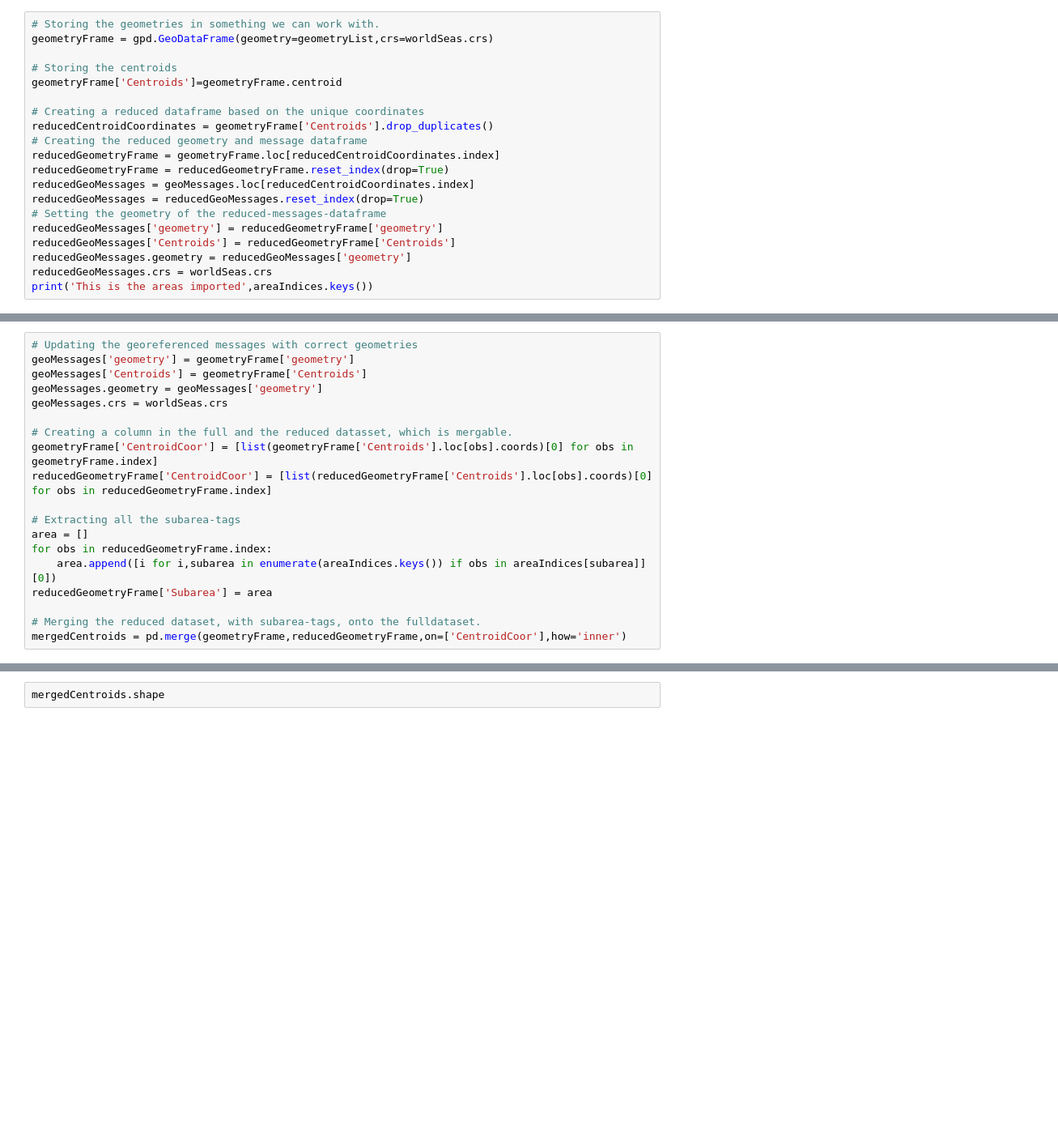
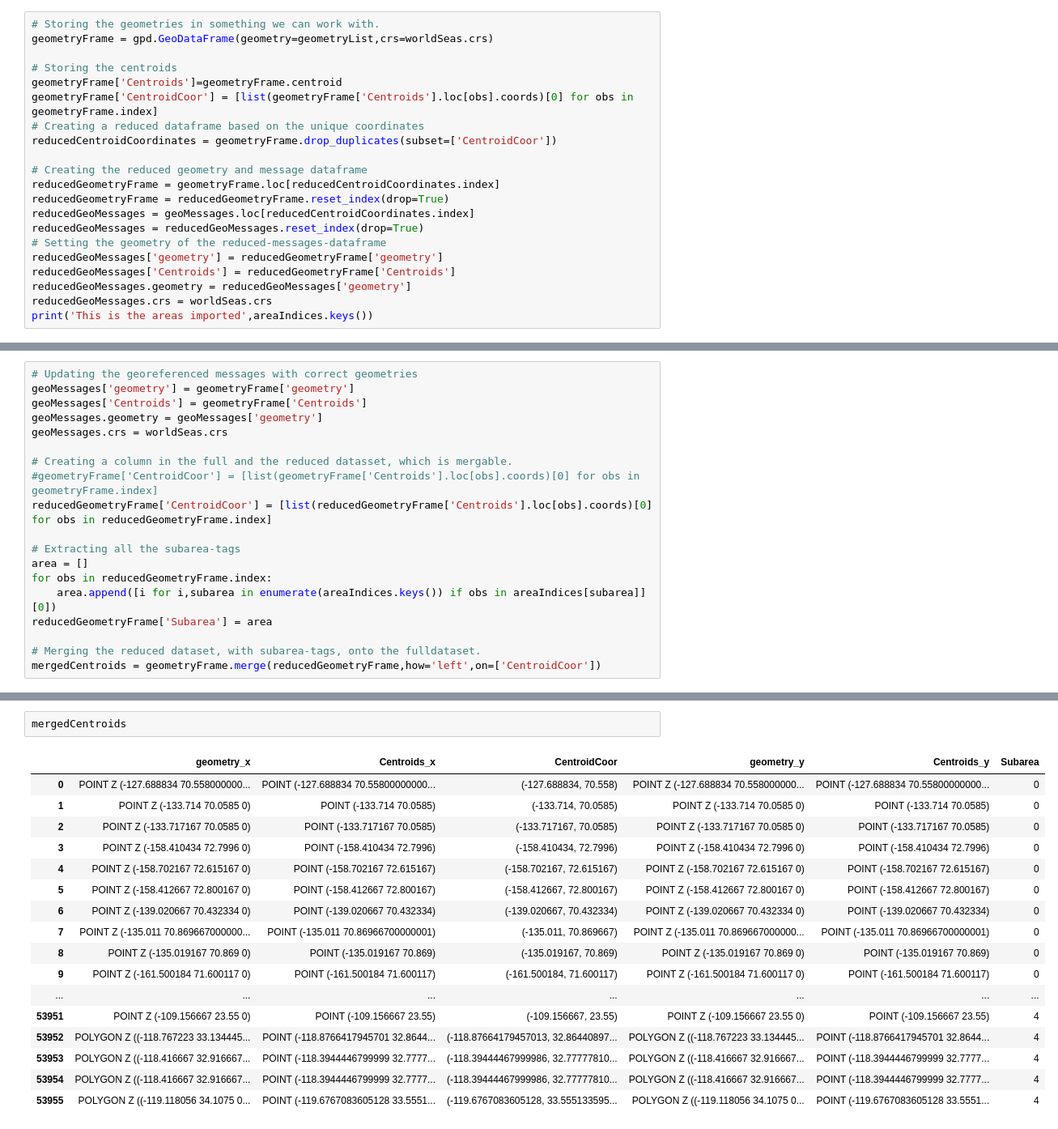
Before and after one commit to johnx25bd/navwarning-analysis, a Jupyter notebook: 3.WorkingWithAreaBasedWarnings.ipynb, the cells around one changed output, grey strips where cells are left out. Shown: that part at 81% size. Drawn from its saved outputs; the diff is of its cells as text; blank space fills up the shorter version.

Commit message:
Updated procedure to detect unique warnings in 2. and attachment of subareas on full dataset

```diff
--- a/3.WorkingWithAreaBasedWarnings.ipynb
+++ b/3.WorkingWithAreaBasedWarnings.ipynb
@@ -58,9 +58,10 @@ geometryFrame = gpd.GeoDataFrame(geometry=geometryList,crs=worldSeas.crs)
 
 # Storing the centroids
 geometryFrame['Centroids']=geometryFrame.centroid
+geometryFrame['CentroidCoor'] = [list(geometryFrame['Centroids'].loc[obs].coords)[0] for obs in geometryFrame.index]
+# Creating a reduced dataframe based on the unique coordinates
+reducedCentroidCoordinates = geometryFrame.drop_duplicates(subset=['CentroidCoor'])
 
-# Creating a reduced dataframe based on the unique coordinates
-reducedCentroidCoordinates = geometryFrame['Centroids'].drop_duplicates()
 # Creating the reduced geometry and message dataframe
 reducedGeometryFrame = geometryFrame.loc[reducedCentroidCoordinates.index]
 reducedGeometryFrame = reducedGeometryFrame.reset_index(drop=True)
@@ -91,7 +92,7 @@ geoMessages.geometry = geoMessages['geometry']
 geoMessages.crs = worldSeas.crs
 
 # Creating a column in the full and the reduced datasset, which is mergable.
-geometryFrame['CentroidCoor'] = [list(geometryFrame['Centroids'].loc[obs].coords)[0] for obs in geometryFrame.index]
+#geometryFrame['CentroidCoor'] = [list(geometryFrame['Centroids'].loc[obs].coords)[0] for obs in geometryFrame.index]
 reducedGeometryFrame['CentroidCoor'] = [list(reducedGeometryFrame['Centroids'].loc[obs].coords)[0] for obs in reducedGeometryFrame.index]
 
 # Extracting all the subarea-tags
@@ -101,5 +102,5 @@ for obs in reducedGeometryFrame.index:
 reducedGeometryFrame['Subarea'] = area
 
 # Merging the reduced dataset, with subarea-tags, onto the fulldataset.
-mergedCentroids = pd.merge(geometryFrame,reducedGeometryFrame,on=['CentroidCoor'],how='inner')
+mergedCentroids = geometryFrame.merge(reducedGeometryFrame,how='left',on=['CentroidCoor'])
 # %%
@@ -127,3 +116,20 @@ geoMessages.shape
 # %%
-mergedCentroids.shape
+mergedCentroids
 # %% [output]
+|  | geometry_x | Centroids_x | CentroidCoor | geometry_y | Centroids_y | Subarea |
+| 0 | POINT Z (-127.688834 70.558000000... | POINT (-127.688834 70.55800000000... | (-127.688834, 70.558) | POINT Z (-127.688834 70.558000000... | POINT (-127.688834 70.55800000000... | 0 |
+| 1 | POINT Z (-133.714 70.0585 0) | POINT (-133.714 70.0585) | (-133.714, 70.0585) | POINT Z (-133.714 70.0585 0) | POINT (-133.714 70.0585) | 0 |
+| 2 | POINT Z (-133.717167 70.0585 0) | POINT (-133.717167 70.0585) | (-133.717167, 70.0585) | POINT Z (-133.717167 70.0585 0) | POINT (-133.717167 70.0585) | 0 |
+| 3 | POINT Z (-158.410434 72.7996 0) | POINT (-158.410434 72.7996) | (-158.410434, 72.7996) | POINT Z (-158.410434 72.7996 0) | POINT (-158.410434 72.7996) | 0 |
+| 4 | POINT Z (-158.702167 72.615167 0) | POINT (-158.702167 72.615167) | (-158.702167, 72.615167) | POINT Z (-158.702167 72.615167 0) | POINT (-158.702167 72.615167) | 0 |
+| 5 | POINT Z (-158.412667 72.800167 0) | POINT (-158.412667 72.800167) | (-158.412667, 72.800167) | POINT Z (-158.412667 72.800167 0) | POINT (-158.412667 72.800167) | 0 |
+| 6 | POINT Z (-139.020667 70.432334 0) | POINT (-139.020667 70.432334) | (-139.020667, 70.432334) | POINT Z (-139.020667 70.432334 0) | POINT (-139.020667 70.432334) | 0 |
+| 7 | POINT Z (-135.011 70.869667000000... | POINT (-135.011 70.86966700000001) | (-135.011, 70.869667) | POINT Z (-135.011 70.869667000000... | POINT (-135.011 70.86966700000001) | 0 |
+| 8 | POINT Z (-135.019167 70.869 0) | POINT (-135.019167 70.869) | (-135.019167, 70.869) | POINT Z (-135.019167 70.869 0) | POINT (-135.019167 70.869) | 0 |
+| 9 | POINT Z (-161.500184 71.600117 0) | POINT (-161.500184 71.600117) | (-161.500184, 71.600117) | POINT Z (-161.500184 71.600117 0) | POINT (-161.500184 71.600117) | 0 |
+| ... | ... | ... | ... | ... | ... | ... |
+| 53951 | POINT Z (-109.156667 23.55 0) | POINT (-109.156667 23.55) | (-109.156667, 23.55) | POINT Z (-109.156667 23.55 0) | POINT (-109.156667 23.55) | 4 |
+| 53952 | POLYGON Z ((-118.767223 33.134445... | POINT (-118.8766417945701 32.8644... | (-118.87664179457013, 32.86440897... | POLYGON Z ((-118.767223 33.134445... | POINT (-118.8766417945701 32.8644... | 4 |
+| 53953 | POLYGON Z ((-118.416667 32.916667... | POINT (-118.3944446799999 32.7777... | (-118.39444467999986, 32.77777810... | POLYGON Z ((-118.416667 32.916667... | POINT (-118.3944446799999 32.7777... | 4 |
+| 53954 | POLYGON Z ((-118.416667 32.916667... | POINT (-118.3944446799999 32.7777... | (-118.39444467999986, 32.77777810... | POLYGON Z ((-118.416667 32.916667... | POINT (-118.3944446799999 32.7777... | 4 |
+| 53955 | POLYGON Z ((-119.118056 34.1075 0... | POINT (-119.6767083605128 33.5551... | (-119.6767083605128, 33.555133595... | POLYGON Z ((-119.118056 34.1075 0... | POINT (-119.6767083605128 33.5551... | 4 |
```
Also changed, not shown: parts of 6 cells of this notebook, 5 other files.
